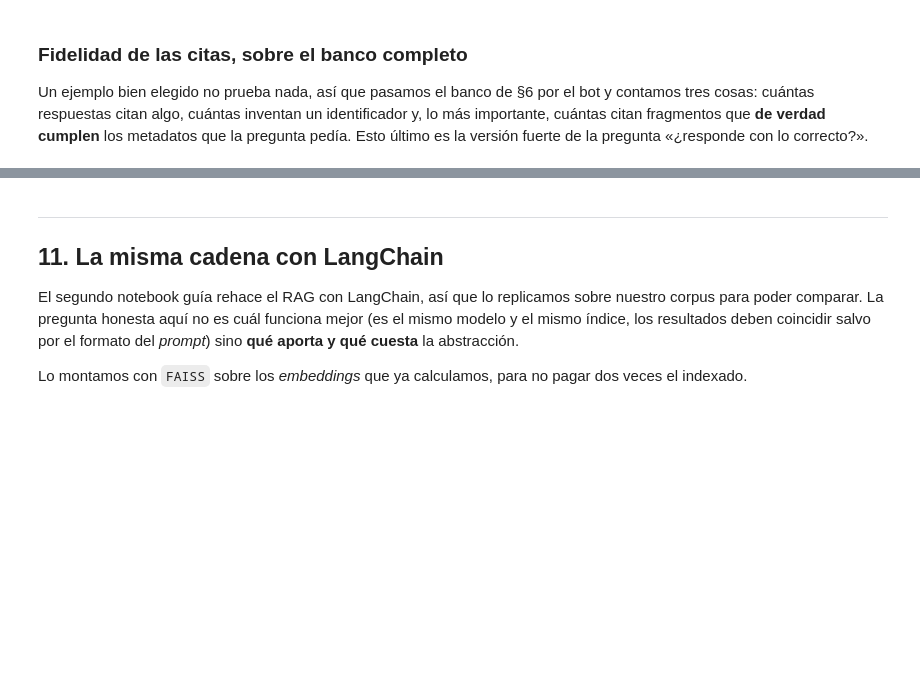
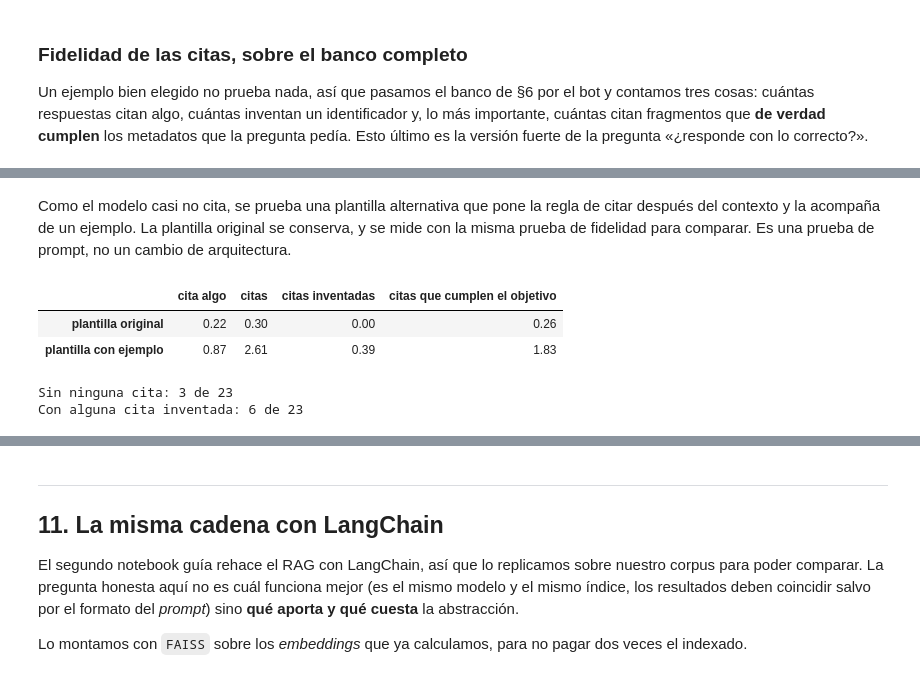
Before and after one commit to Aguado4/miniproyecto-5-nlp-Aguado-Cruz-Ramirez, a Jupyter notebook: notebooks/miniproyecto5_restmex_rag.ipynb, the cells around one changed output, grey strips where cells are left out. Drawn from its saved outputs; the diff is of its cells as text; code cells hidden in the pictures; blank space fills up the shorter version.

```diff
--- a/notebooks/miniproyecto5_restmex_rag.ipynb
+++ b/notebooks/miniproyecto5_restmex_rag.ipynb
@@ -1321,0 +1663,59 @@ if HAY_OLLAMA:
+# %% [markdown]
+Como el modelo casi no cita, se prueba una plantilla alternativa que pone la regla de citar después del contexto y la acompaña de un ejemplo. La plantilla original se conserva, y se mide con la misma prueba de fidelidad para comparar. Es una prueba de prompt, no un cambio de arquitectura.
+# %%
+PLANTILLA_V2 = """Eres un asistente de viajes que responde sobre destinos turísticos de México.
+
+Contexto (cada fragmento empieza con su identificador entre corchetes):
+{contexto}
+
+Reglas:
+1. Usa solo el contexto. Si no alcanza, dilo con claridad.
+2. Cada afirmación termina con el identificador del fragmento del que sale, por ejemplo: "Es un jardín surrealista [F1]. Los visitantes lo describen como mágico [R2]."
+3. Los fragmentos [F..] son hechos de Wikipedia; los [R..] son opiniones de viajeros con sus estrellas.
+4. Responde en español, en un párrafo.
+
+Pregunta: {pregunta}
+
+Respuesta (con identificadores entre corchetes):"""
+
+def medir_fidelidad(bot_x):
+    fijar_semilla()
+    filas = []
+    for p in BANCO:
+        bot_x.reiniciar()
+        r = bot_x(p["pregunta"])
+        correctas = 0
+        for ident in r["citadas"]:
+            m = r["fuentes"].get(ident)
+            if m is None:
+                continue
+            ok = m["fuente"] == p["fuente"] and m["destino"] == p["destino"]
+            if p.get("tipo") is not None and not isinstance(p.get("tipo"), float):
+                ok &= m["tipo"] == p["tipo"]
+            if p.get("estrellas") is not None and not isinstance(p.get("estrellas"), float):
+                lo, hi = p["estrellas"]
+                ok &= m["estrellas"] is not None and lo <= m["estrellas"] <= hi
+            correctas += bool(ok)
+        filas.append({"familia": p["familia"], "cita algo": not r["sin_citas"],
+                      "citas": len(r["citadas"]), "citas inventadas": len(r["citas_inventadas"]),
+                      "citas que cumplen el objetivo": correctas})
+    return pd.DataFrame(filas)
+
+PLANTILLA_V1 = PLANTILLA
+PLANTILLA = PLANTILLA_V2            # el bot lee la plantilla global al generar
+try:
+    FID_V2 = medir_fidelidad(ChatBotRAG(recuperador))
+finally:
+    PLANTILLA = PLANTILLA_V1        # se restaura siempre la original
+
+cols = ["cita algo", "citas", "citas inventadas", "citas que cumplen el objetivo"]
+display(pd.DataFrame({"plantilla original": FIDELIDAD[cols].astype(float).mean(),
+                      "plantilla con ejemplo": FID_V2[cols].astype(float).mean()}).T.round(2))
+print("Sin ninguna cita:", int((~FID_V2["cita algo"]).sum()), "de", len(FID_V2))
+print("Con alguna cita inventada:", int((FID_V2["citas inventadas"] > 0).sum()), "de", len(FID_V2))
+# %% [output]
+|  | cita algo | citas | citas inventadas | citas que cumplen el objetivo |
+| plantilla original | 0.22 | 0.30 | 0.00 | 0.26 |
+| plantilla con ejemplo | 0.87 | 2.61 | 0.39 | 1.83 |
+Sin ninguna cita: 3 de 23
+Con alguna cita inventada: 6 de 23
```
Also changed, not shown: parts of 70 cells of this notebook, 1 other file.
